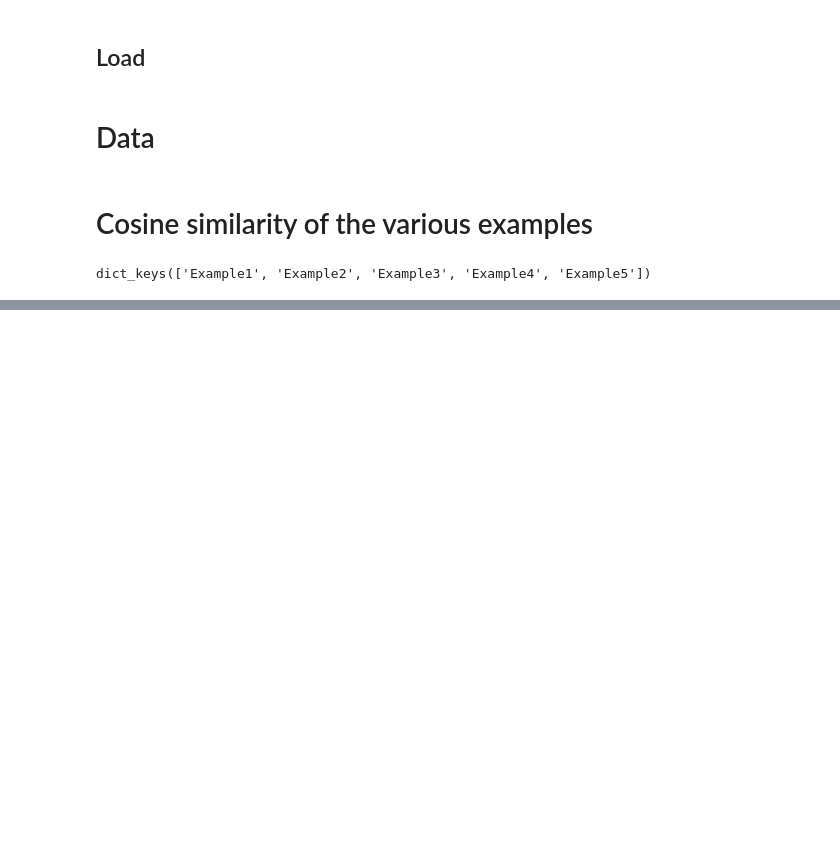
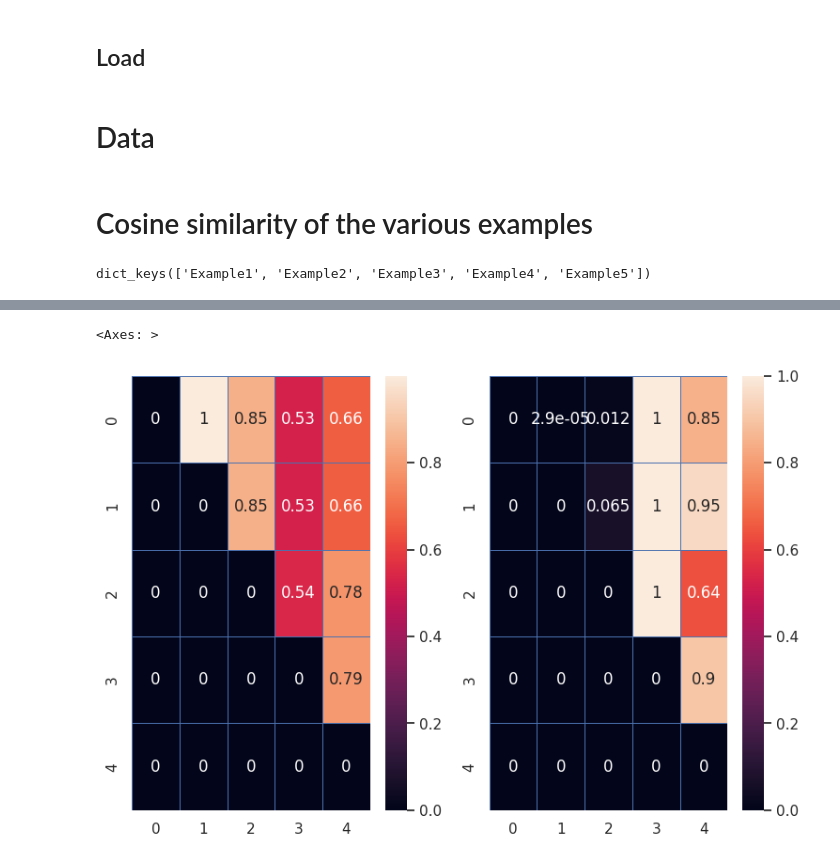
Before and after one commit to fabiosaracco/sdg_repos, a Jupyter notebook: 2_1_Indications_about_chatgpt_summaries.ipynb, the cells around one changed output, grey strips where cells are left out. Cells and saved outputs as stored; diff of their text form; code cells hidden in the pictures; blank space fills up the shorter version.

```diff
--- a/2_1_Indications_about_chatgpt_summaries.ipynb
+++ b/2_1_Indications_about_chatgpt_summaries.ipynb
@@ -56,5 +66,8 @@ for i in trange(l_keys):
 # %%
 f, axs = plt.subplots(ncols=2, nrows=1, figsize=(9, 6))
 
-sns.heatmap(cos_sims, annot=True, fmt="d", linewidths=.5, ax=axs[0], linecolor='b')
-sns.heatmap(pvals, annot=True, fmt=".2e", linewidths=.5, ax=axs[1], linecolor='b')
+sns.heatmap(cos_sims, annot=True, linewidths=.5, ax=axs[0], linecolor='b')
+sns.heatmap(pvals, annot=True, linewidths=.5, ax=axs[1], linecolor='b')
+# %% [output]
+<Axes: >
+[figure, added]
```
Also changed, not shown: parts of 1 cell of this notebook.
